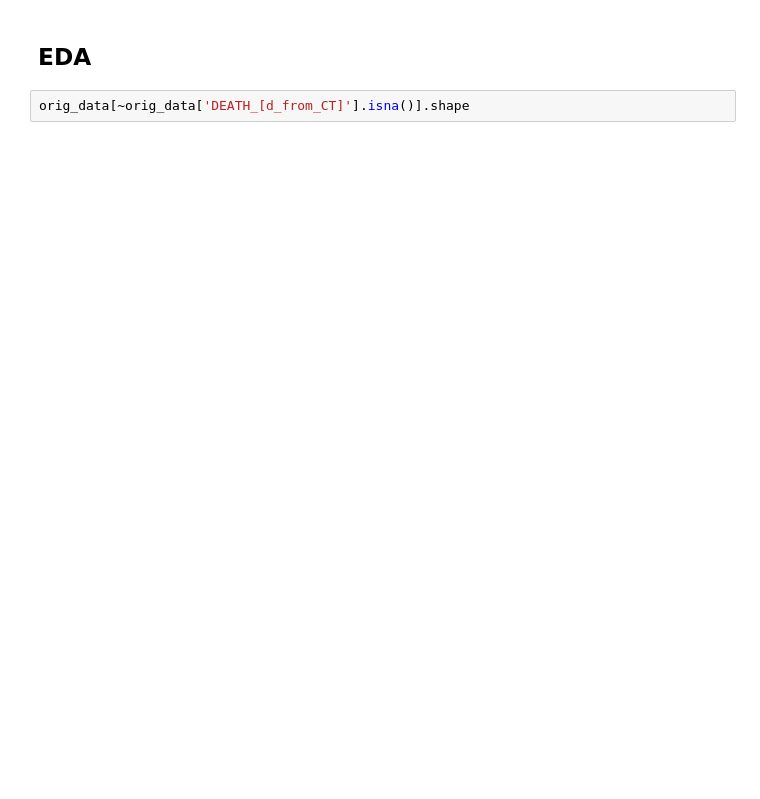
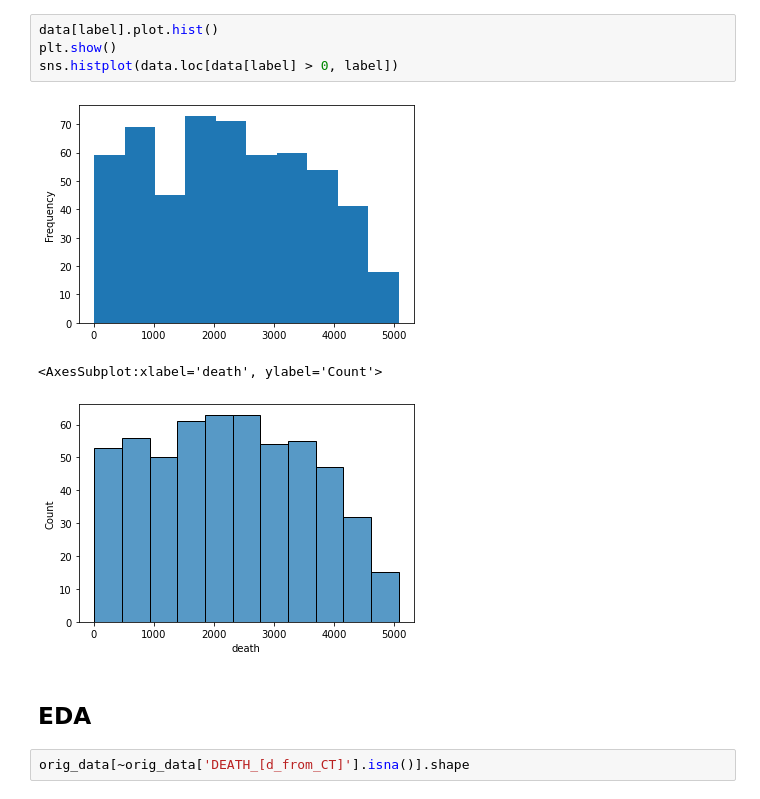
Before and after one commit to SahuH/Clinical-Outcome-Prediction, a Jupyter notebook: ganesh_smote.ipynb, the cells around one changed output. Saved outputs shown, nothing was run; the diff lists cells and outputs as text; blank space fills up the shorter version.

```diff
--- a/ganesh_smote.ipynb
+++ b/ganesh_smote.ipynb
@@ -66,3 +123,11 @@ label = col
+# %%
+data[label].plot.hist()
+plt.show()
+sns.histplot(data.loc[data[label] > 0, label])
+# %% [output]
+[figure, added]
+<AxesSubplot:xlabel='death', ylabel='Count'>
+[figure, added]
 # %% [markdown]
 ## EDA
 # %%
```
Also changed, not shown: parts of 42 cells of this notebook.
